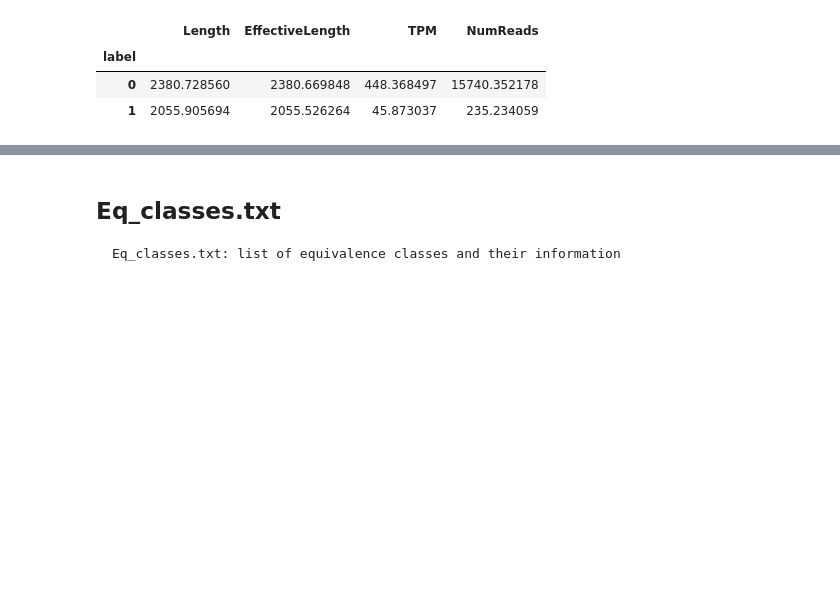
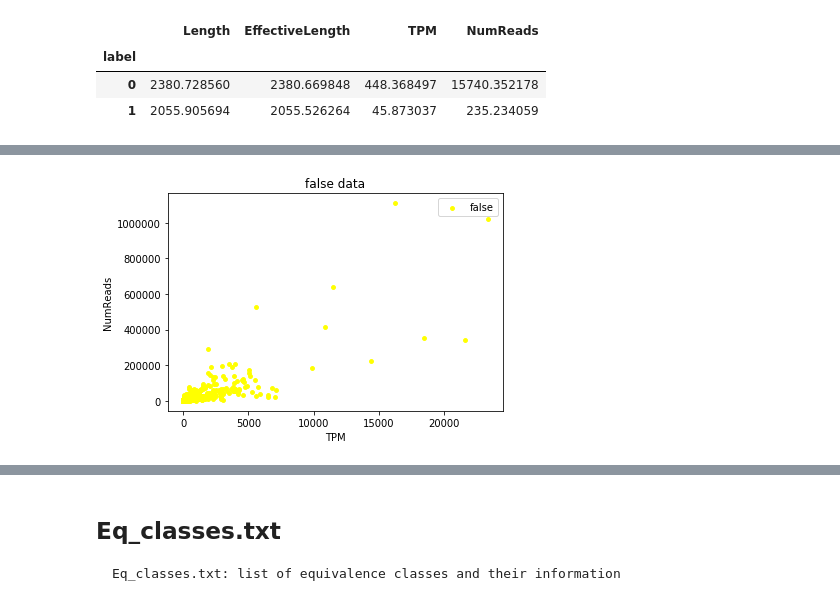
Before and after one commit to weiuniverse/Uncertainty_quantification, a Jupyter notebook: source/Uncertainty_v2.ipynb, the cells around one changed output, grey strips where cells are left out. Saved outputs shown, nothing was run; the diff lists cells and outputs as text; code cells hidden in the pictures; blank space fills up the shorter version.

```diff
--- a/source/Uncertainty_v2.ipynb
+++ b/source/Uncertainty_v2.ipynb
@@ -258,0 +308,10 @@ data.groupby([data.label]).std()
+# %%
+flase_data = plt.figure(4)
+plt.scatter(TPM_false,NumReads_false,color='yellow',label='false',s=15,alpha=1)
+plt.legend() # 展示图例
+plt.xlabel('TPM') # 给 x 轴添加标签
+plt.ylabel('NumReads') # 给 y 轴添加标签
+plt.title('false data')
+plt.show()
+# %% [output]
+[figure, added]
```
Also changed, not shown: parts of 39 cells of this notebook.
